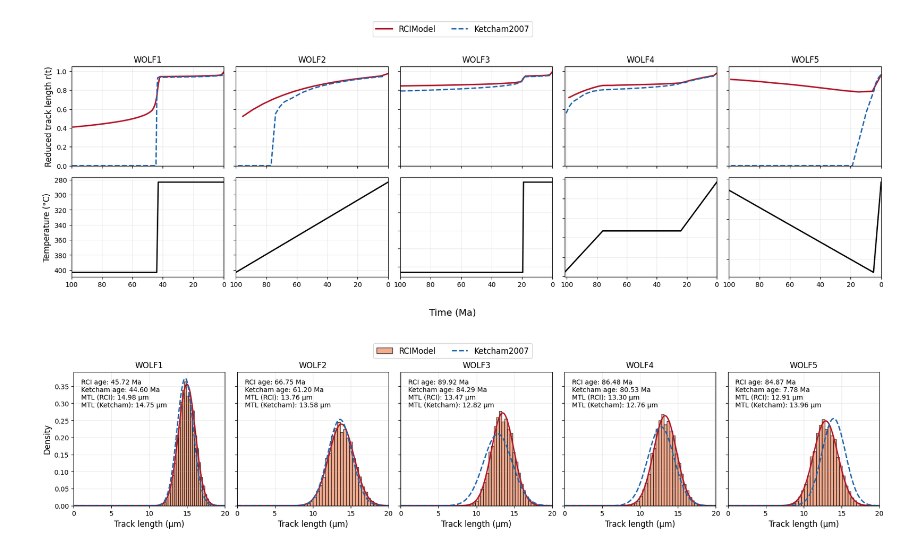
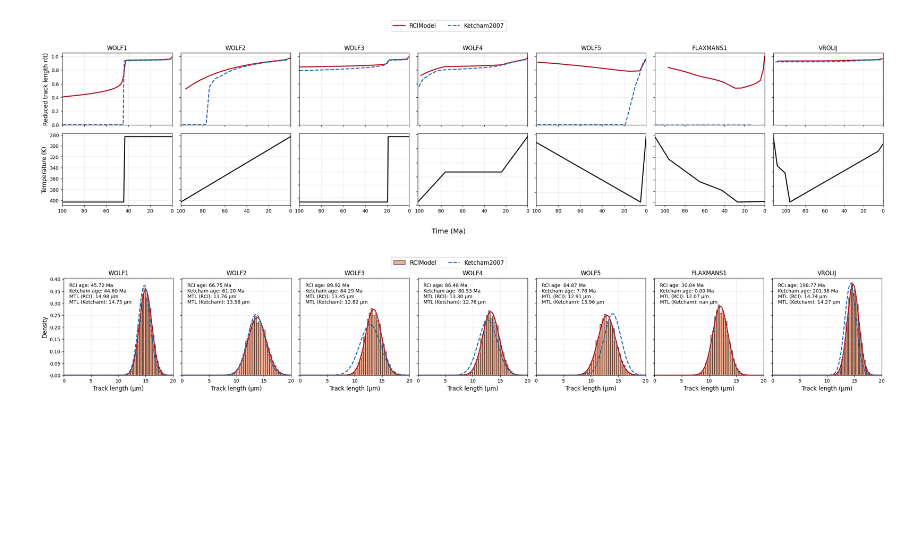
Before and after one commit to mrufino/pyFTracks-legacy, a Jupyter notebook: docs/examples/pyFTracks_lab.ipynb, the cells around one changed output. Saved outputs shown, nothing was run; the diff lists cells and outputs as text; code cells hidden in the pictures; blank space fills up the shorter version.

```diff
--- a/docs/examples/pyFTracks_lab.ipynb
+++ b/docs/examples/pyFTracks_lab.ipynb
@@ -273,11 +273,17 @@ def run_for_history(th):
             "Sigma": ketcham_model.STD
         }
     ]
-from pyFTracks.thermal_history import WOLF1, WOLF2, WOLF3, WOLF4, WOLF5
+from pyFTracks.thermal_history import (
+    WOLF1, WOLF2, WOLF3, WOLF4, WOLF5,
+    FLAXMANS1, VROLIJ
+)
 
-histories = [WOLF1, WOLF2, WOLF3, WOLF4, WOLF5]
+histories = [
+    WOLF1, WOLF2, WOLF3, WOLF4, WOLF5,
+    FLAXMANS1, VROLIJ
+]
+
 rows = []
-
 for th in histories:
     rows.extend(run_for_history(th))
 
@@ -298,5 +308,8 @@ print(df_all)
 # %%
-from pyFTracks.thermal_history import WOLF1, WOLF2, WOLF3, WOLF4, WOLF5
+from pyFTracks.thermal_history import (
+    WOLF1, WOLF2, WOLF3, WOLF4, WOLF5,
+    FLAXMANS1, VROLIJ
+)
 import matplotlib.pyplot as plt
 import numpy as np
 
@@ -306,13 +319,16 @@ COLOR_RCI_FILL = "#EF8A62"     # vermelho claro desaturado
 COLOR_KETCHAM  = "#2166AC"     # azul profundo
 EDGE_COLOR     = "k"
 
-histories = [WOLF1, WOLF2, WOLF3, WOLF4, WOLF5]
+
+histories = [
+    WOLF1, WOLF2, WOLF3, WOLF4, WOLF5,
+    FLAXMANS1, VROLIJ
+]
 
 fig, axes = plt.subplots(
     2, len(histories),
-    figsize=(18, 6)
+    figsize=(3.6 * len(histories), 6)
 )
-
 for i, th in enumerate(histories):
     run_for_history(th)
 
@@ -365,51 +381,58 @@ for i, th in enumerate(histories):
     ax_th.grid(True, alpha=0.25)
 
     if i == 0:
-        ax_th.set_ylabel("Temperature (°C)", fontsize=12)
+        ax_th.set_ylabel("Temperature (K)", fontsize=12)
+
     else:
         ax_th.tick_params(labelleft=False)
 
 # elementos globais
 fig.supxlabel("Time (Ma)", fontsize=14)
 
 handles, labels = axes[0, 0].get_legend_handles_labels()
 fig.legend(handles, labels,
            loc="upper center",
            ncol=2,
            frameon=True,
            fontsize=12,
            bbox_to_anchor=(0.5, 1.05))
 
 fig.subplots_adjust(
     left=0.06, right=0.995,
     top=0.88, bottom=0.15,
     hspace=0.12, wspace=0.08
 )
 
 from pathlib import Path
 
 OUT_DIR = Path("../images")
 OUT_DIR.mkdir(exist_ok=True)
 
 plt.savefig(
     OUT_DIR / "wolf_r_t.png",
     dpi=300,
     bbox_inches="tight"
 )
 plt.show()
 # %% [output]
-[figure, old version]
+[figure, new version]
 # %%
 import matplotlib.pyplot as plt
 import numpy as np
 from scipy.stats import norm
-from pyFTracks.thermal_history import WOLF1, WOLF2, WOLF3, WOLF4, WOLF5
+from pyFTracks.thermal_history import (
+    WOLF1, WOLF2, WOLF3, WOLF4, WOLF5,
+    FLAXMANS1, VROLIJ
+)
 
-histories = [WOLF1, WOLF2, WOLF3, WOLF4, WOLF5]
+histories = [
+    WOLF1, WOLF2, WOLF3, WOLF4, WOLF5,
+    FLAXMANS1, VROLIJ
+]
 
 fig, axes = plt.subplots(
     1, len(histories),
-    figsize=(18, 4),
+    figsize=(3.6 * len(histories), 4),
     sharey=True
 )
 
@@ -519,4 +542,4 @@ plt.savefig(
 )
 plt.show()
 # %% [output]
-[figure, old version]
+[figure, new version]
```
Also changed, not shown: parts of 2 cells of this notebook, 3 other files.
